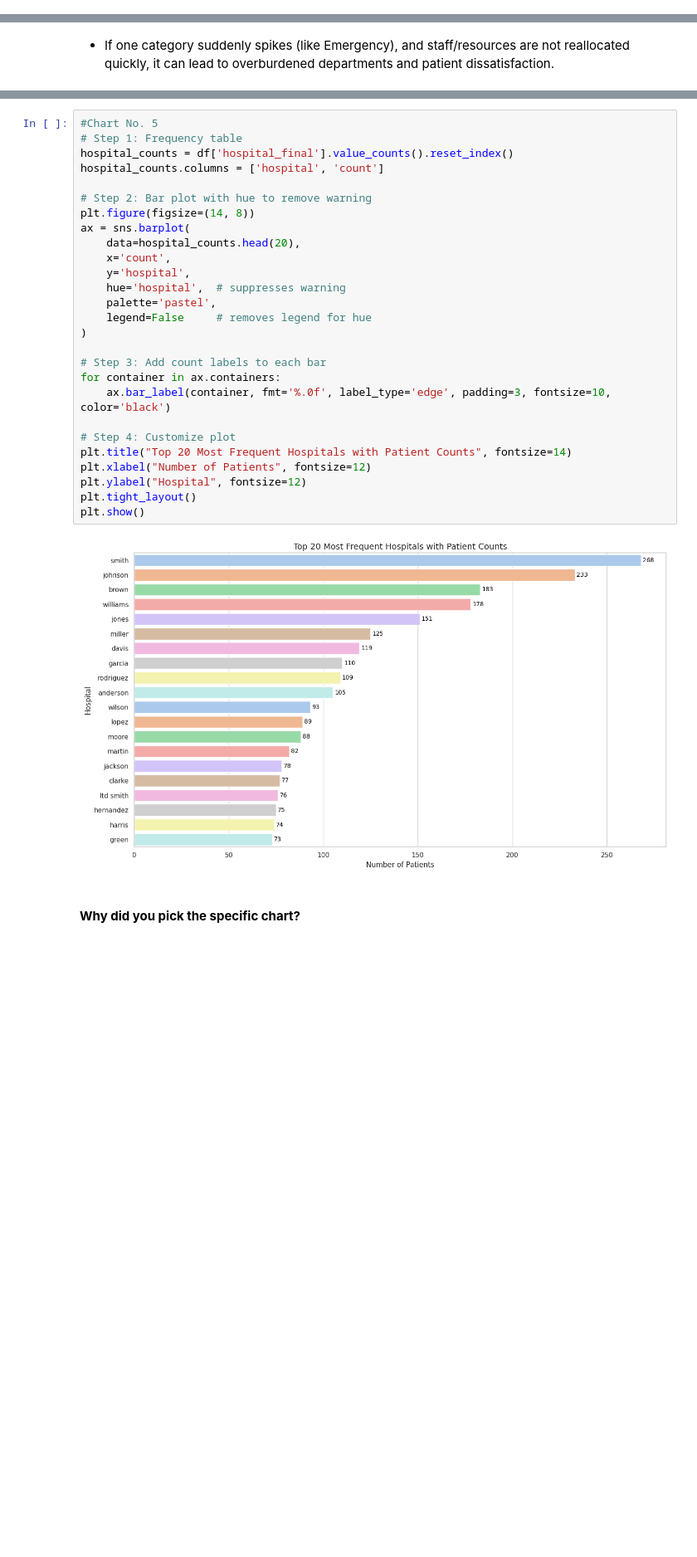
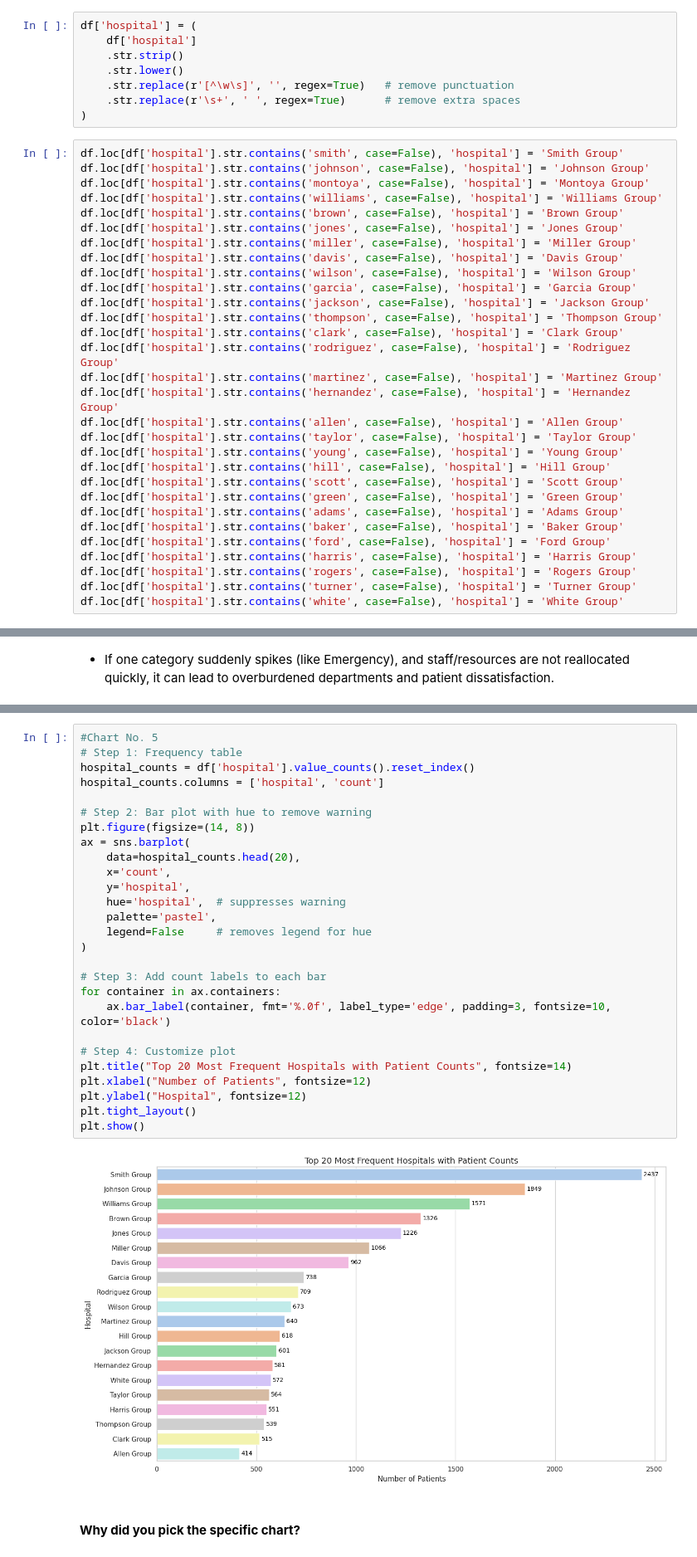
Before and after one commit to Sagarjain93/Healthcare, a Jupyter notebook: Healthcare.ipynb, the cells around one changed output, grey strips where cells are left out. Shown: that part at 83% size. Saved outputs shown, nothing was run; the diff lists cells and outputs as text; blank space fills up the shorter version.

Commit message:
Completed Visualization of Uni-variate Analysis

```diff
--- a/Healthcare.ipynb
+++ b/Healthcare.ipynb
@@ -495,0 +519,38 @@ Removed 108 rows with negative billing amounts.
+# %%
+df['hospital'] = (
+    df['hospital']
+    .str.strip()
+    .str.lower()
+    .str.replace(r'[^\w\s]', '', regex=True)   # remove punctuation
+    .str.replace(r'\s+', ' ', regex=True)      # remove extra spaces
+)
+# %%
+df.loc[df['hospital'].str.contains('smith', case=False), 'hospital'] = 'Smith Group'
+df.loc[df['hospital'].str.contains('johnson', case=False), 'hospital'] = 'Johnson Group'
+df.loc[df['hospital'].str.contains('montoya', case=False), 'hospital'] = 'Montoya Group'
+df.loc[df['hospital'].str.contains('williams', case=False), 'hospital'] = 'Williams Group'
+df.loc[df['hospital'].str.contains('brown', case=False), 'hospital'] = 'Brown Group'
+df.loc[df['hospital'].str.contains('jones', case=False), 'hospital'] = 'Jones Group'
+df.loc[df['hospital'].str.contains('miller', case=False), 'hospital'] = 'Miller Group'
+df.loc[df['hospital'].str.contains('davis', case=False), 'hospital'] = 'Davis Group'
+df.loc[df['hospital'].str.contains('wilson', case=False), 'hospital'] = 'Wilson Group'
+df.loc[df['hospital'].str.contains('garcia', case=False), 'hospital'] = 'Garcia Group'
+df.loc[df['hospital'].str.contains('jackson', case=False), 'hospital'] = 'Jackson Group'
+df.loc[df['hospital'].str.contains('thompson', case=False), 'hospital'] = 'Thompson Group'
+df.loc[df['hospital'].str.contains('clark', case=False), 'hospital'] = 'Clark Group'
+df.loc[df['hospital'].str.contains('rodriguez', case=False), 'hospital'] = 'Rodriguez Group'
+df.loc[df['hospital'].str.contains('martinez', case=False), 'hospital'] = 'Martinez Group'
+df.loc[df['hospital'].str.contains('hernandez', case=False), 'hospital'] = 'Hernandez Group'
+df.loc[df['hospital'].str.contains('allen', case=False), 'hospital'] = 'Allen Group'
+df.loc[df['hospital'].str.contains('taylor', case=False), 'hospital'] = 'Taylor Group'
+df.loc[df['hospital'].str.contains('young', case=False), 'hospital'] = 'Young Group'
+df.loc[df['hospital'].str.contains('hill', case=False), 'hospital'] = 'Hill Group'
+df.loc[df['hospital'].str.contains('scott', case=False), 'hospital'] = 'Scott Group'
+df.loc[df['hospital'].str.contains('green', case=False), 'hospital'] = 'Green Group'
+df.loc[df['hospital'].str.contains('adams', case=False), 'hospital'] = 'Adams Group'
+df.loc[df['hospital'].str.contains('baker', case=False), 'hospital'] = 'Baker Group'
+df.loc[df['hospital'].str.contains('ford', case=False), 'hospital'] = 'Ford Group'
+df.loc[df['hospital'].str.contains('harris', case=False), 'hospital'] = 'Harris Group'
+df.loc[df['hospital'].str.contains('rogers', case=False), 'hospital'] = 'Rogers Group'
+df.loc[df['hospital'].str.contains('turner', case=False), 'hospital'] = 'Turner Group'
+df.loc[df['hospital'].str.contains('white', case=False), 'hospital'] = 'White Group'
@@ -887,32 +1015,32 @@ Yes, this insight is operationally valuable:
 # %%
 #Chart No. 5
 # Step 1: Frequency table
-hospital_counts = df['hospital_final'].value_counts().reset_index()
+hospital_counts = df['hospital'].value_counts().reset_index()
 hospital_counts.columns = ['hospital', 'count']
 
 # Step 2: Bar plot with hue to remove warning
 plt.figure(figsize=(14, 8))
 ax = sns.barplot(
     data=hospital_counts.head(20),
     x='count',
     y='hospital',
     hue='hospital',  # suppresses warning
     palette='pastel',
     legend=False     # removes legend for hue
 )
 
 # Step 3: Add count labels to each bar
 for container in ax.containers:
     ax.bar_label(container, fmt='%.0f', label_type='edge', padding=3, fontsize=10, color='black')
 
 # Step 4: Customize plot
 plt.title("Top 20 Most Frequent Hospitals with Patient Counts", fontsize=14)
 plt.xlabel("Number of Patients", fontsize=12)
 plt.ylabel("Hospital", fontsize=12)
 plt.tight_layout()
 plt.show()
 # %% [output]
-[figure, old version]
+[figure, new version]
 # %% [markdown]
 #### **Why did you pick the specific chart?**
 # %% [markdown]
```
Also changed, not shown: parts of 140 cells of this notebook.
